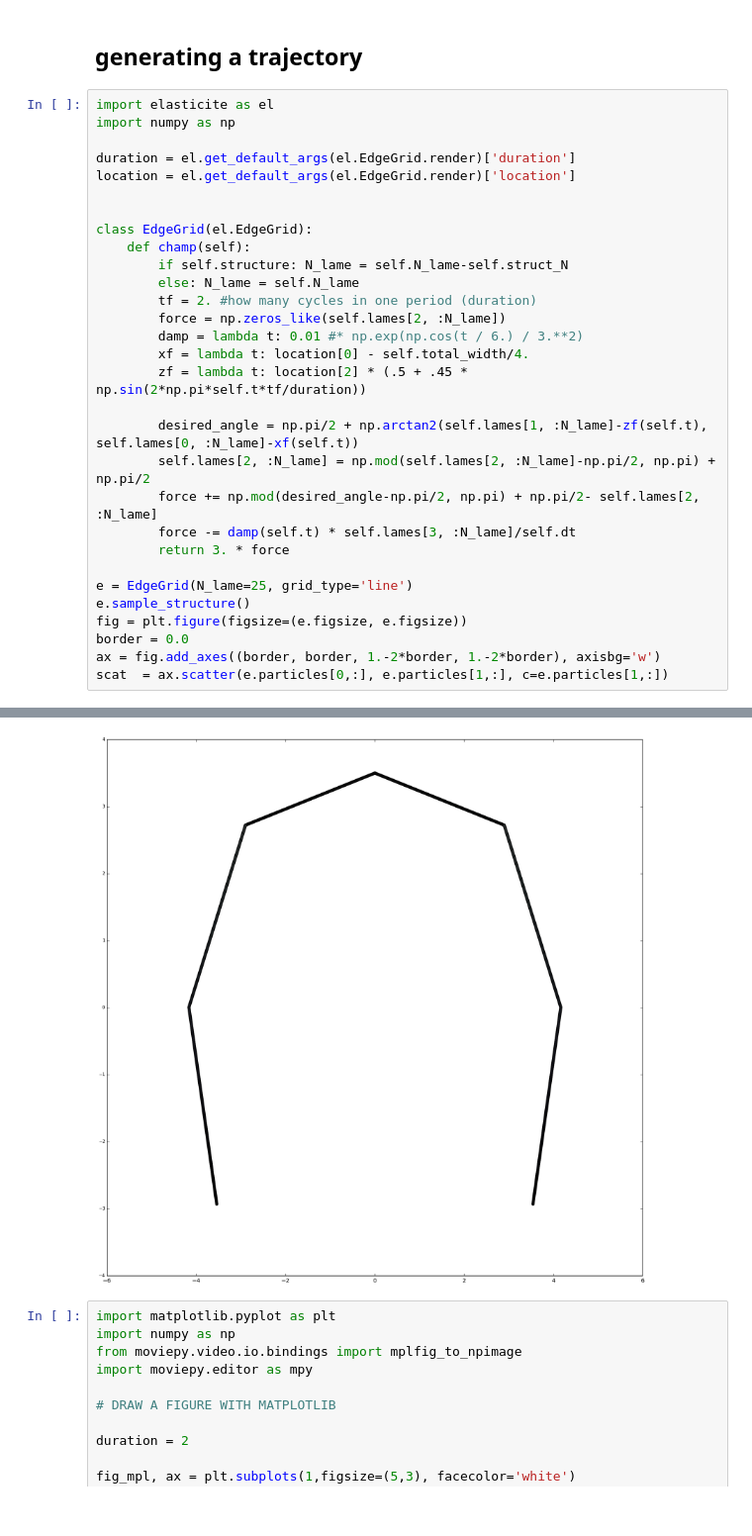
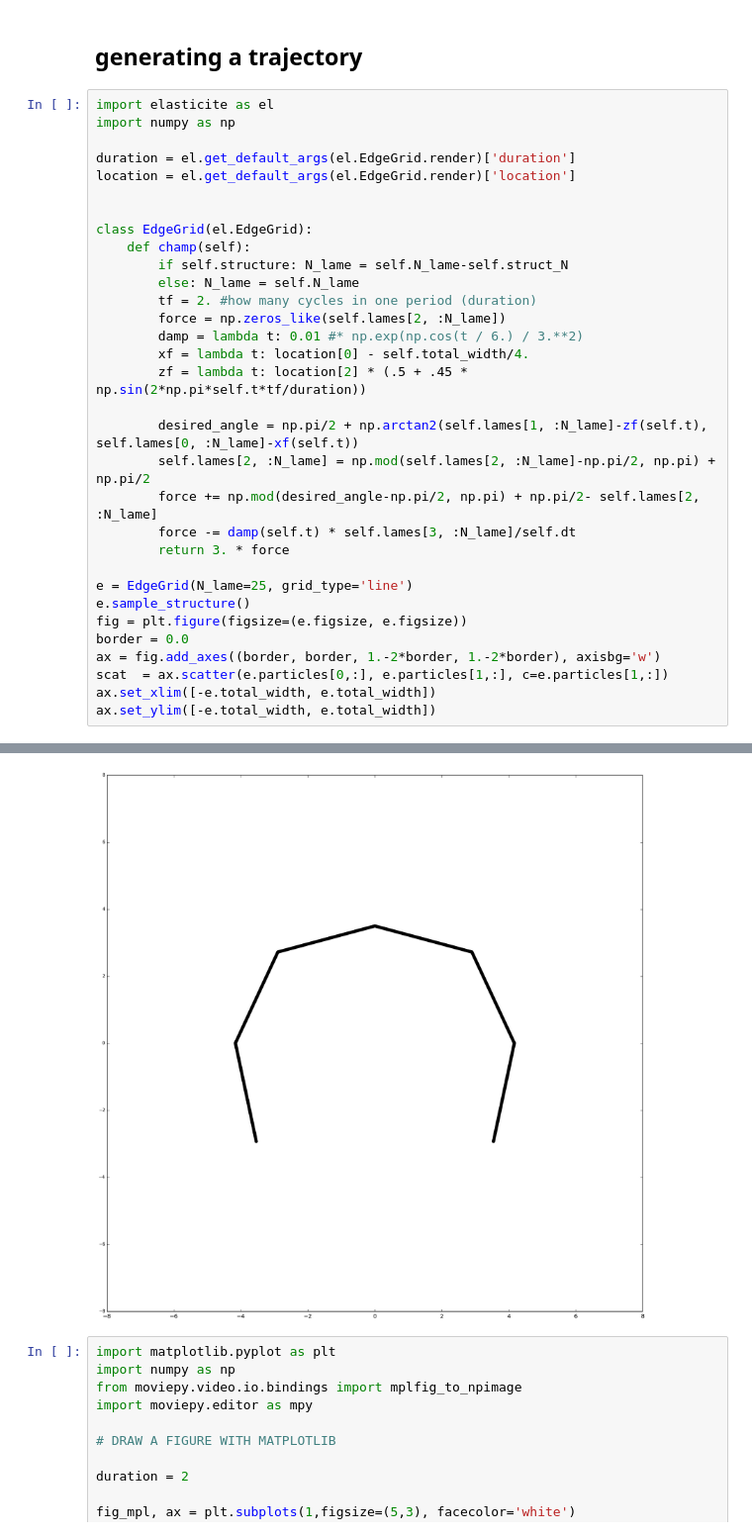
Before and after one commit to NaturalPatterns/2016_elasticite, a Jupyter notebook: posts/2015-10-27 élasticité expansion.ipynb, the cells around one changed output, grey strips where cells are left out. Shown at 99% size. Saved outputs shown, nothing was run; the diff lists cells and outputs as text.

```diff
--- a/posts/2015-10-27 élasticité expansion.ipynb
+++ b/posts/2015-10-27 élasticité expansion.ipynb
@@ -109,4 +109,6 @@ fig = plt.figure(figsize=(e.figsize, e.figsize))
 border = 0.0
 ax = fig.add_axes((border, border, 1.-2*border, 1.-2*border), axisbg='w')
 scat  = ax.scatter(e.particles[0,:], e.particles[1,:], c=e.particles[1,:])
+ax.set_xlim([-e.total_width, e.total_width])
+ax.set_ylim([-e.total_width, e.total_width])
 # %% [output]
@@ -113,4 +116,4 @@ scat  = ax.scatter(e.particles[0,:], e.particles[1,:], c=e.particles[1,:])
-[figure, old version]
+[figure, new version]
 # %%
 import matplotlib.pyplot as plt
 import numpy as np
```
Also changed, not shown: parts of 6 cells of this notebook, 2 other files.
